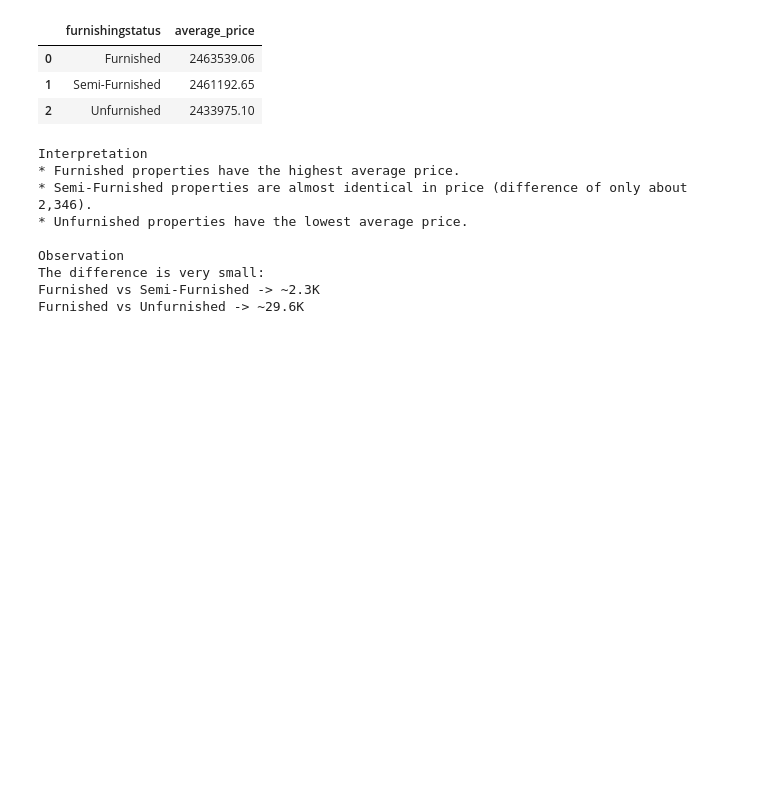
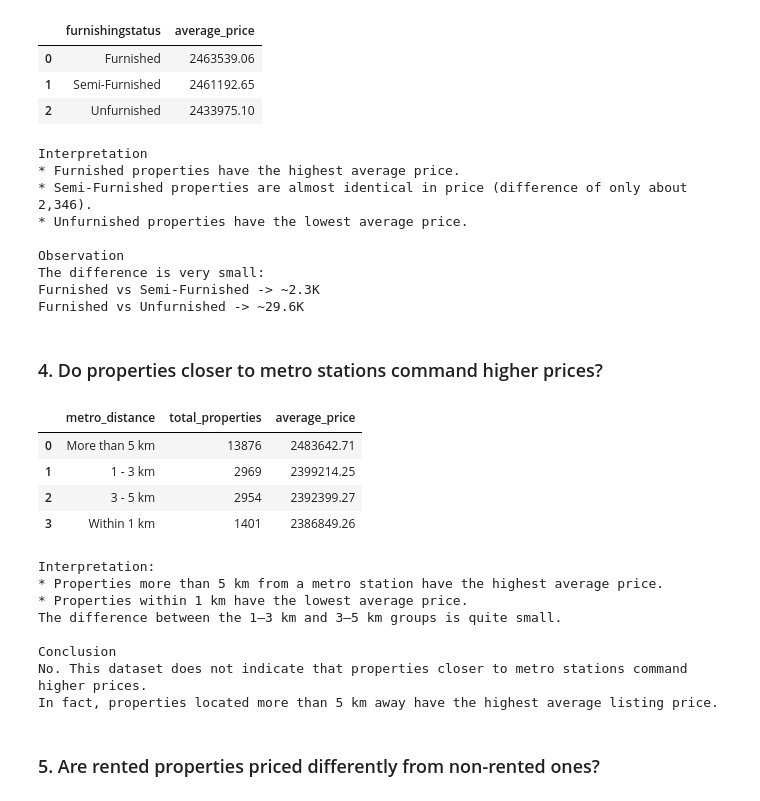
Before and after one commit to mukundnaramesh2605/guvi-python-sql-pandas-project-1, a Jupyter notebook: project.ipynb, the cells around one changed output. Saved outputs shown, nothing was run; the diff lists cells and outputs as text; code cells hidden in the pictures; blank space fills up the shorter version.

Commit message:
4. Do properties closer to metro stations command higher prices?

```diff
--- a/project.ipynb
+++ b/project.ipynb
@@ -505,3 +505,49 @@ Observation
 The difference is very small:
 Furnished vs Semi-Furnished -> ~2.3K
 Furnished vs Unfurnished -> ~29.6K
+# %% [markdown]
+### 4. Do properties closer to metro stations command higher prices?
+# %%
+query4 = """
+SELECT
+    CASE
+        WHEN p.metrodistancekm <= 1 THEN 'Within 1 km'
+        WHEN p.metrodistancekm <= 3 THEN '1 - 3 km'
+        WHEN p.metrodistancekm <= 5 THEN '3 - 5 km'
+        ELSE 'More than 5 km'
+    END AS metro_distance,
+    COUNT(*) AS total_properties,
+    ROUND(AVG(l.price), 2) AS average_price
+FROM listings l
+JOIN property_attributes p
+ON l.listingid = p.listingid
+GROUP BY metro_distance
+ORDER BY average_price DESC;"""
+result4 = pd.read_sql(query4, conn)
+display(result4)
+interpretation = """
+Interpretation:
+* Properties more than 5 km from a metro station have the highest average price.
+* Properties within 1 km have the lowest average price.
+The difference between the 1–3 km and 3–5 km groups is quite small.
+
+Conclusion
+No. This dataset does not indicate that properties closer to metro stations command higher prices.
+In fact, properties located more than 5 km away have the highest average listing price."""
+print(interpretation)
+# %% [output]
+|  | metro_distance | total_properties | average_price |
+| 0 | More than 5 km | 13876 | 2483642.71 |
+| 1 | 1 - 3 km | 2969 | 2399214.25 |
+| 2 | 3 - 5 km | 2954 | 2392399.27 |
+| 3 | Within 1 km | 1401 | 2386849.26 |
+Interpretation:
+* Properties more than 5 km from a metro station have the highest average price.
+* Properties within 1 km have the lowest average price.
+The difference between the 1–3 km and 3–5 km groups is quite small.
+
+Conclusion
+No. This dataset does not indicate that properties closer to metro stations command higher prices.
+In fact, properties located more than 5 km away have the highest average listing price.
+# %% [markdown]
+### 5. Are rented properties priced differently from non-rented ones?
```
